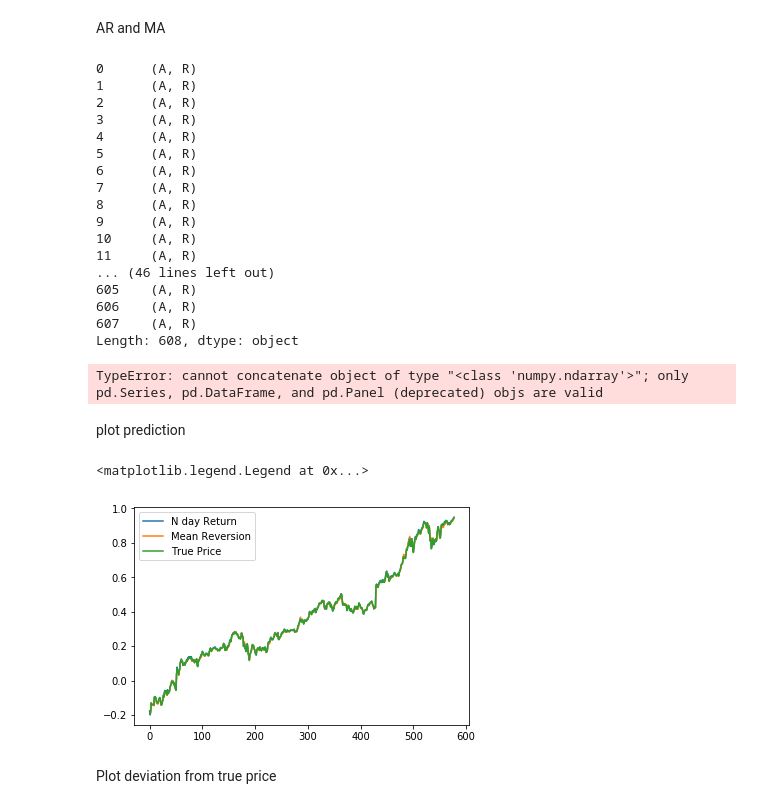
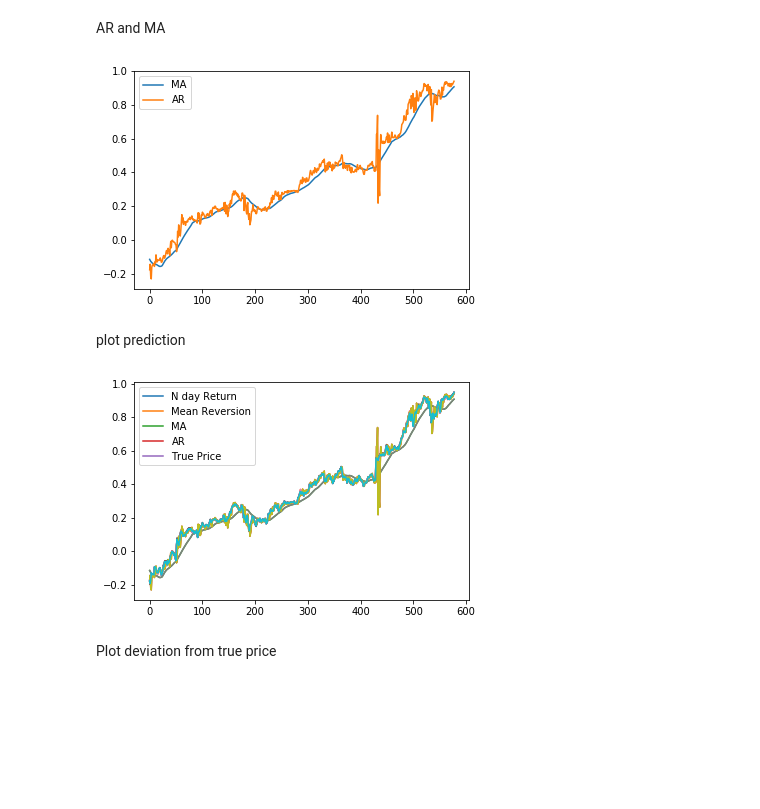
Before and after one commit to YangZhou7/Multi-Armed-Bandit-, a Jupyter notebook: WeightedEstimation.ipynb, the cells around one changed output. Saved outputs shown, nothing was run; the diff lists cells and outputs as text; code cells hidden in the pictures; blank space fills up the shorter version.

```diff
--- a/WeightedEstimation.ipynb
+++ b/WeightedEstimation.ipynb
@@ -70,75 +79,55 @@ AR and MA
 # %%
 import statsmodels.tsa.ar_model as ARM
 import warnings
 
 
 
 warnings.simplefilter("ignore")
 
 
 daily_close=LogSt
 
 
 # Moving average
 MA=daily_close.rolling(window=N_day+1,center=False).mean()
 MA.columns=['MA']
 
 # AutoRegression
 X = LogSt
 
-AR = pd.DataFrame([['NaN']]*N_day,columns=['AR'])
+AR = pd.Series([['NaN']]*N_day)
 AR.index=X.index[0:N_day]
 for i in range(len(X)-N_day):
     train=X[i:i+N_day]
     test=X[N_day]
     model = ARM.AR(train)
     model_fit = model.fit()
-    s=pd.Series.to_frame(model_fit.predict(start=len(train),end=len(train)))
+    s=pd.Series(model_fit.predict(start=len(train),end=len(train)))
     s.columns=['AR']
     s.index=X.index[i+N_day:i+N_day+1]
     AR=AR.append(s)
 
 #AR=pd.Series(AR)
-S_ma = np.array(MA)
-S_ar = np.array(AR)
+S_ma = np.array(MA[N_day:])
+S_ar = np.array(AR[N_day:])
+plt.plot(S_ma)
+plt.plot(S_ar)
+plt.legend(['MA','AR'])
+plt.show()
+# %% [output]
+[figure, added]
-# %%
-AR=pd.Series(AR)
-AR
-# %% [output]
-0      (A, R)
-1      (A, R)
-2      (A, R)
-3      (A, R)
-4      (A, R)
-5      (A, R)
-6      (A, R)
-7      (A, R)
-8      (A, R)
-9      (A, R)
-10     (A, R)
-11     (A, R)
-... (46 lines left out)
-605    (A, R)
-606    (A, R)
-607    (A, R)
-Length: 608, dtype: object
-# %%
-Strategy=pd.concat([MA,AR,daily_close],axis=1)
-plt.plot(Strategy[N_day:])
-plt.legend(['AR','MA','AMZN'])
-plt.show()
-# %% [output]
-TypeError: cannot concatenate object of type "<class 'numpy.ndarray'>"; only pd.Series, pd.DataFrame, and pd.Panel (deprecated) objs are valid
 # %% [markdown]
 plot prediction
 # %%
 plt.plot(S_nd)
 plt.plot(S_ou)
+plt.plot(S_ma)
+plt.plot(S_ar)
 plt.plot(np.array(LogSt[N_day:]))
-plt.legend(['N day Return', 'Mean Reversion', 'True Price'])
+plt.legend(['N day Return', 'Mean Reversion','MA','AR', 'True Price'])
+plt.show()
 # %% [output]
-<matplotlib.legend.Legend at 0x...>
-[figure, old version]
+[figure, new version]
 # %% [markdown]
 Plot deviation from true price
 # %%
```
Also changed, not shown: parts of 14 cells of this notebook.
